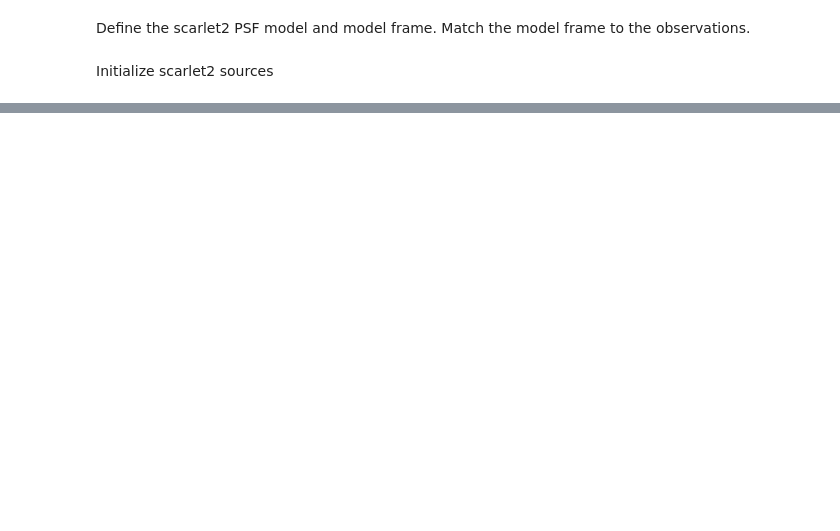
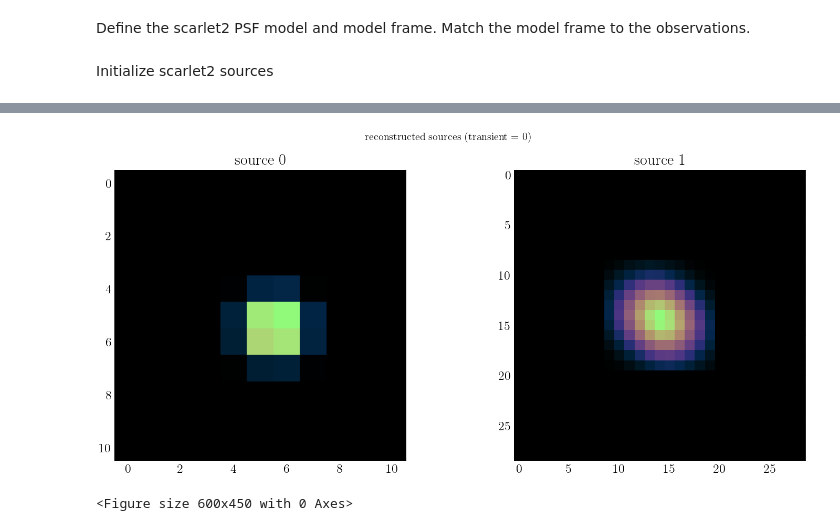
Before and after one commit to charlotteaward/TimeDomainScarlet2, a Jupyter notebook: notebooks/Simulated_SN_example.ipynb, the cells around one changed output, grey strips where cells are left out. Saved outputs shown, nothing was run; the diff lists cells and outputs as text; code cells hidden in the pictures; blank space fills up the shorter version.

```diff
--- a/notebooks/Simulated_SN_example.ipynb
+++ b/notebooks/Simulated_SN_example.ipynb
@@ -416,7 +425,6 @@ plt.clf()
 # %%
-n_steps, peak_value_pos = stepnum, 1
-schedulepos = optax.cosine_onecycle_schedule(n_steps, peak_value_pos, final_div_factor=1)
-pos_step = lambda p: scarlet2.relative_step(p, factor=1e-3)
+flux = scene.sources[indtransient].spectrum.data
+print(flux)
 
-scene_ = scene.fit(observations_sc2, parameters,max_iter=n_steps, e_rel=1e-8,schedule=schedulepos)
-flux = scene_.sources[indtransient].spectrum.data
+scene_ = scene.fit(observations_sc2, parameters,max_iter=stepnum, e_rel=1e-6)
+print(flux)
@@ -423,3 +450,21 @@ flux = scene_.sources[indtransient].spectrum.data
+# %%
+cmap = cmr.lilac
+int_method='none'
+fig, axes = plt.subplots(1, len( scene.sources ), figsize=(15,6),dpi=120)
+for i, ax in enumerate(axes):
+    if i==indtransient:
+        y = scene.sources[i].morphology()
+    else:
+        y = scene.sources[i].morphology.data
+    ax.imshow(y, cmap = cmap,interpolation=int_method,vmin = 0)#np.max([np.min(np.log(y)[np.log(y)>-15]),-15]))
+    ax.set_title(f"source {i}", fontsize = 18)
+    ax.invert_yaxis()
+plt.suptitle('reconstructed sources (transient = '+str(indtransient)+')', fontsize=12)#,y=0.75)
+plt.show()
+plt.clf()
+# %% [output]
+[figure, added]
+<Figure size 600x450 with 0 Axes>
 # %%
 scarlet2.plot.scene(
     scene_,
```
Also changed, not shown: parts of 13 cells of this notebook, 1 other file.
